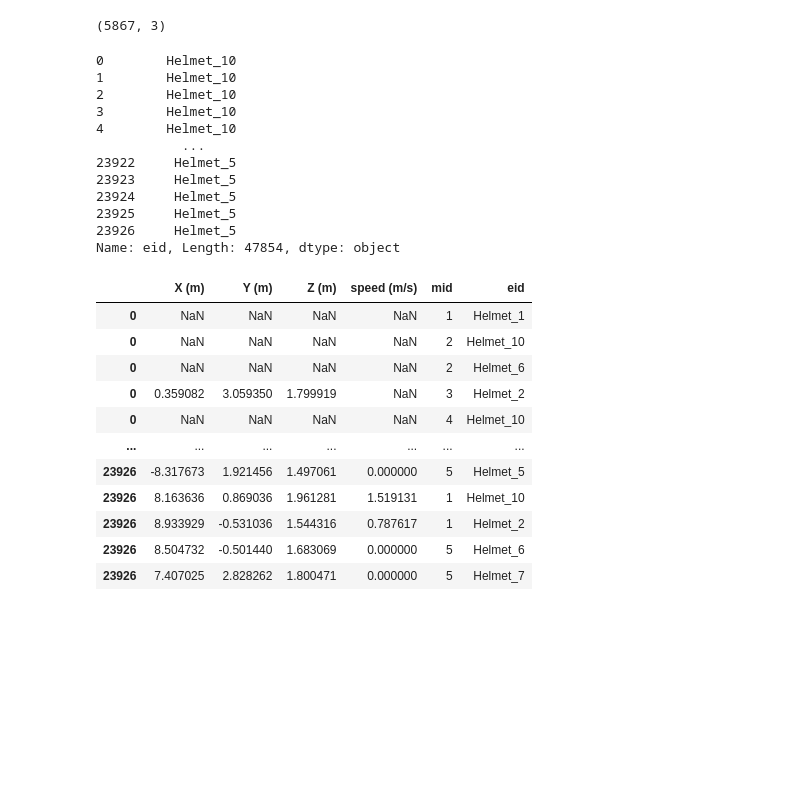
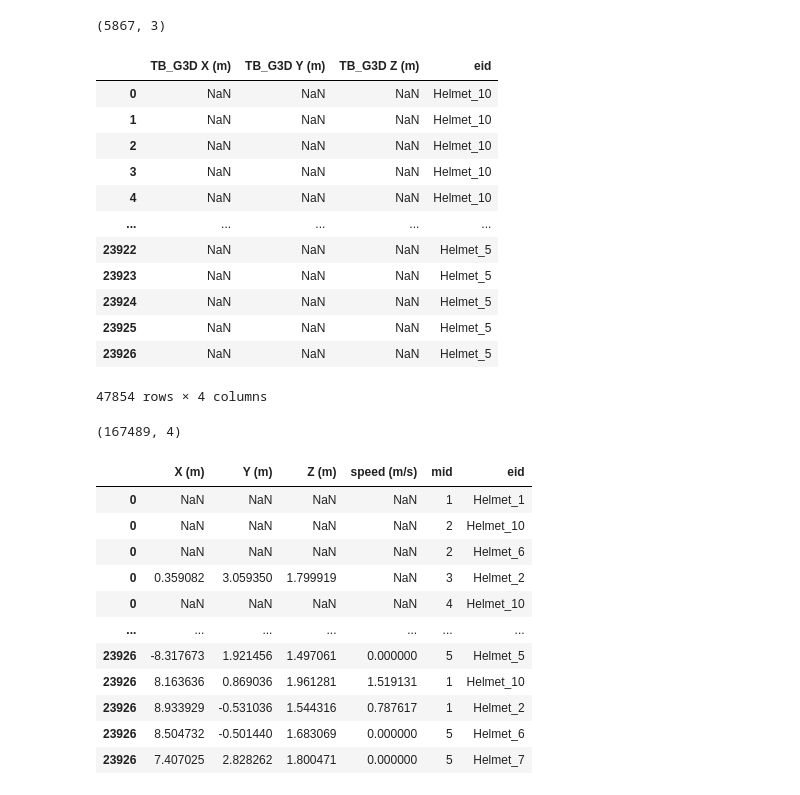
Before and after one commit to tmralmeida/magni-dash, a Jupyter notebook: runbooks/6-SyncData.ipynb, the cells around one changed output. Cells and saved outputs as stored; diff of their text form; code cells hidden in the pictures; blank space fills up the shorter version.

```diff
--- a/runbooks/6-SyncData.ipynb
+++ b/runbooks/6-SyncData.ipynb
@@ -376,17 +376,18 @@ transformed = transform_df2plotly(
         groups_info=[tobii_info],
     )
 # %%
-transformed.eid
+transformed
 # %% [output]
+|  | TB_G3D X (m) | TB_G3D Y (m) | TB_G3D Z (m) | eid |
+| 0 | NaN | NaN | NaN | Helmet_10 |
+| 1 | NaN | NaN | NaN | Helmet_10 |
+| 2 | NaN | NaN | NaN | Helmet_10 |
+| 3 | NaN | NaN | NaN | Helmet_10 |
+| 4 | NaN | NaN | NaN | Helmet_10 |
+| ... | ... | ... | ... | ... |
+| 23922 | NaN | NaN | NaN | Helmet_5 |
+| 23923 | NaN | NaN | NaN | Helmet_5 |
+| 23924 | NaN | NaN | NaN | Helmet_5 |
+| 23925 | NaN | NaN | NaN | Helmet_5 |
+| 23926 | NaN | NaN | NaN | Helmet_5 |
-0        Helmet_10
-1        Helmet_10
-2        Helmet_10
-3        Helmet_10
-4        Helmet_10
-           ...
-23922     Helmet_5
-23923     Helmet_5
-23924     Helmet_5
-23925     Helmet_5
-23926     Helmet_5
-Name: eid, Length: 47854, dtype: object
+47854 rows × 4 columns
@@ -393,3 +399,7 @@ Name: eid, Length: 47854, dtype: object
+# %%
+transformed_cent.shape
+# %% [output]
+(167489, 4)
 # %%
 transformed_trajectories = transform_df2plotly(
         input_df=features_filtered[features_filtered.columns[features_filtered.columns.str.contains("")]].copy(),
```
Also changed, not shown: parts of 3 cells of this notebook, 2 other files.
